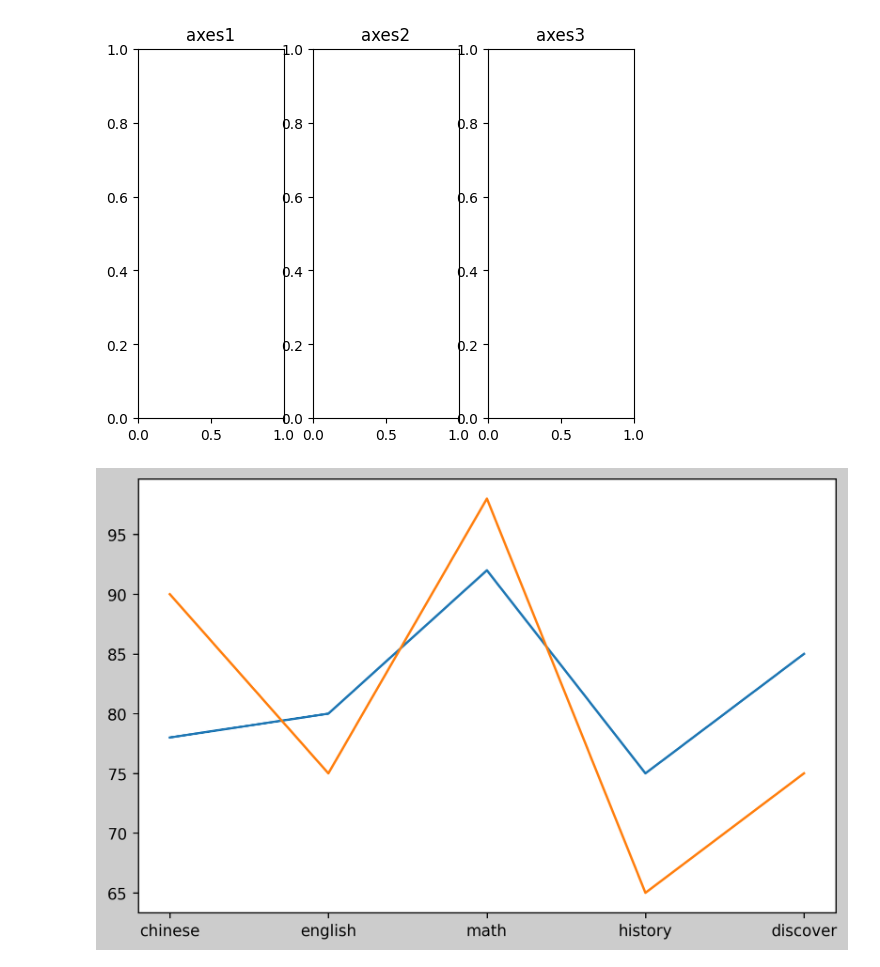
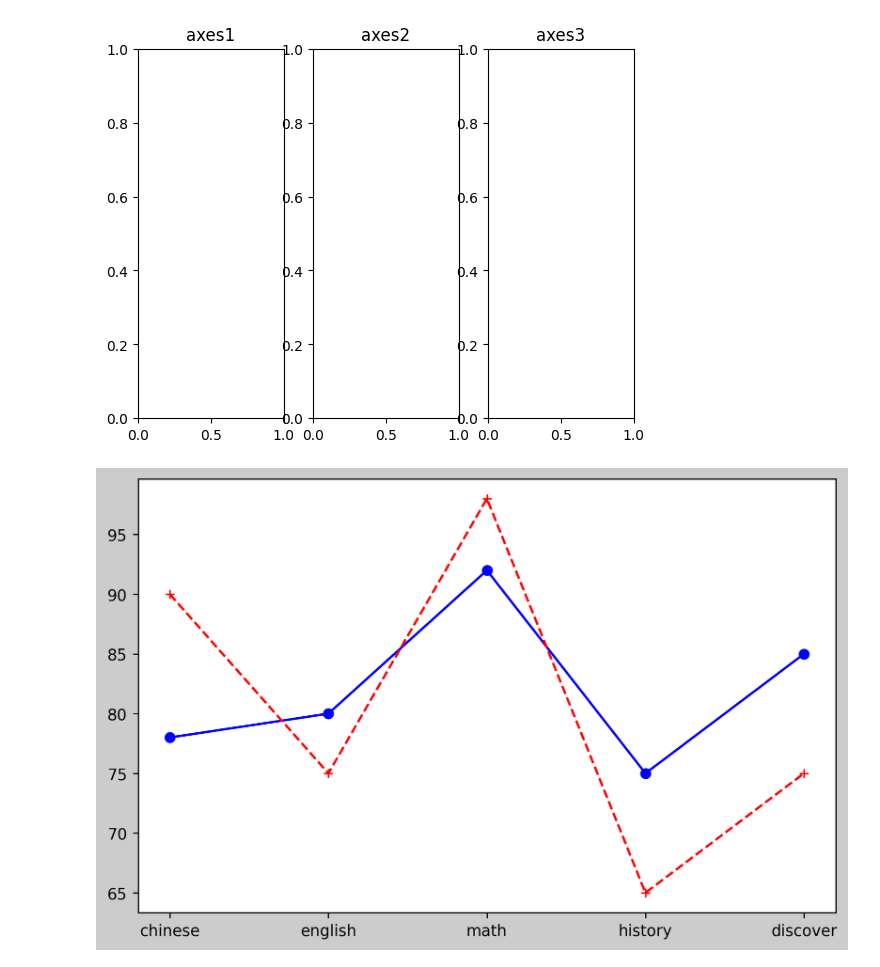
Before and after one commit to bruceyang620727/python-chihlee-class, a Jupyter notebook: lesson11_1.ipynb, the cells around one changed output. Cells and saved outputs as stored; diff of their text form; code cells hidden in the pictures.

```diff
--- a/lesson11_1.ipynb
+++ b/lesson11_1.ipynb
@@ -38,21 +38,21 @@ Text(0.5, 1.0, 'axes3')
 # %%
 import matplotlib.pyplot as plt
 student1 = {'chinese':78, 'english':80, 'math':92, 'history':75, 'discover':85}
 student2 = {'chinese':90, 'english':75, 'math':98, 'history':65, 'discover':75}
 
 #dictionary有一個功能是實體方法叫keys，用來輸出keys
 student1.keys() #此type為like-list，因此可以用list方式來操作
 subjects = list(student1.keys()) #直接轉成list
 value1 = list(student1.values()) #一樣透過list將like-list的student1.values()轉成list
 value2 = list(student2.values())
 (subjects, value1, value2) #這是一個tuple
 
 #建立一個畫布，畫布比例大小設為寬度8.0，高度5.0 / 畫布顏色設定時，顏色的表示法都是用#，RGB的6位數表示法，全部的顏色相同就是表示灰色
 figure = plt.figure(figsize=(8.0, 5.0), dpi=250.0, facecolor="#cccccc")
 type(figure) #傳出來是type figure / <Figure size 2000x1250 with 0 Axes>，但只有畫布並沒有圖表axes
 ax = figure.add_subplot()
-ax.plot(subjects, value1)
-ax.plot(subjects, value2)
+ax.plot(subjects, value1,'b-o') #查matplotlib.axes.Axes.plot可看見各參數定義
+ax.plot(subjects, value2,'r--+')
 plt.show()
 # %% [output]
-[figure, old version]
+[figure, new version]
```
